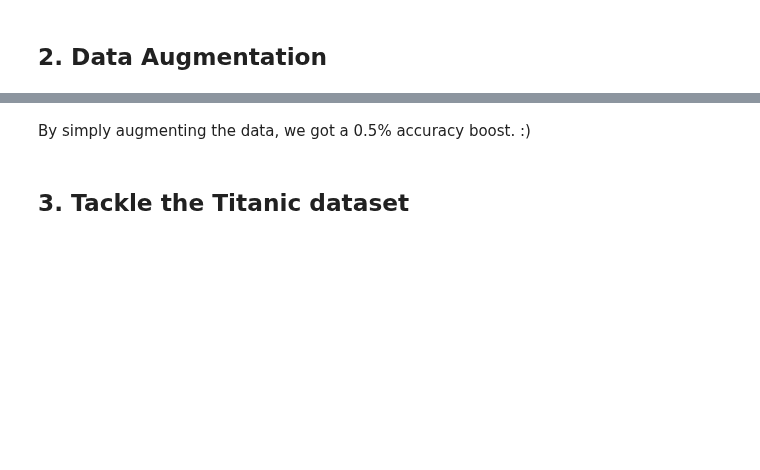
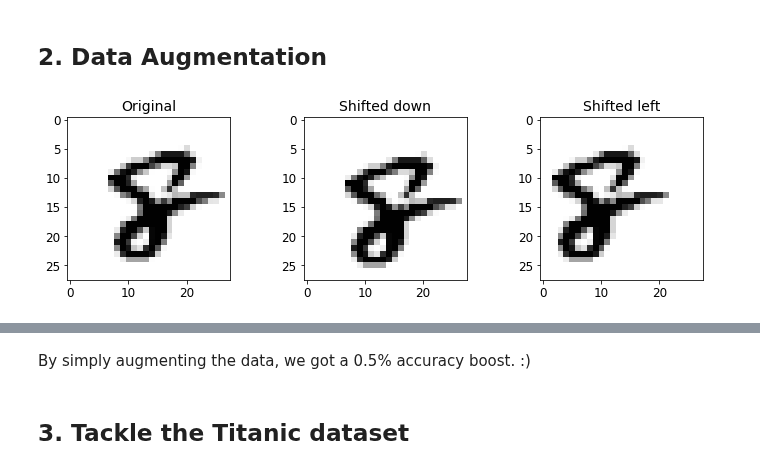
Before and after one commit to harpalsahota/DataScience, a Jupyter notebook: Books/Hands-On Machine Learning with Scikit-Learn & Tensorflow/03-classification.ipynb, the cells around one changed output, grey strips where cells are left out. Drawn from its saved outputs; the diff is of its cells as text; code cells hidden in the pictures; blank space fills up the shorter version.

```diff
--- a/Books/Hands-On Machine Learning with Scikit-Learn & Tensorflow/03-classification.ipynb
+++ b/Books/Hands-On Machine Learning with Scikit-Learn & Tensorflow/03-classification.ipynb
@@ -655,20 +710,22 @@ def shift_image(image, dx, dy):
     return shifted_image.reshape([-1])
 # %%
 image = X_train[1000]
-shifted_image_down = shift_image(image, 0, 5)
+shifted_image_down = shift_image(image, 0, 1)
 shifted_image_left = shift_image(image, -5, 0)
 
 plt.figure(figsize=(12,3))
 plt.subplot(131)
 plt.title("Original", fontsize=14)
 plt.imshow(image.reshape(28, 28), interpolation="nearest", cmap="Greys")
 plt.subplot(132)
 plt.title("Shifted down", fontsize=14)
 plt.imshow(shifted_image_down.reshape(28, 28), interpolation="nearest", cmap="Greys")
 plt.subplot(133)
 plt.title("Shifted left", fontsize=14)
 plt.imshow(shifted_image_left.reshape(28, 28), interpolation="nearest", cmap="Greys")
 plt.show()
+# %% [output]
+[figure, added]
 # %%
 X_train_augmented = [image for image in X_train]
 y_train_augmented = [label for label in y_train]
```
Also changed, not shown: parts of 63 cells of this notebook.
